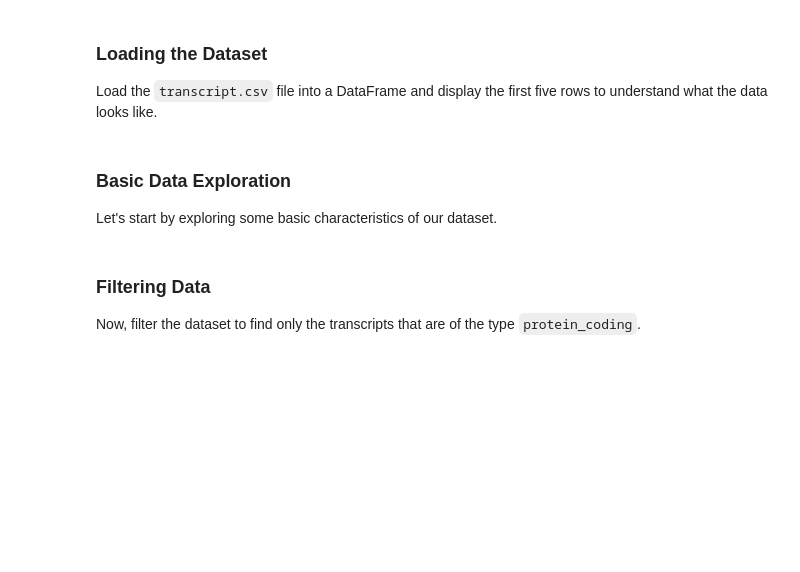
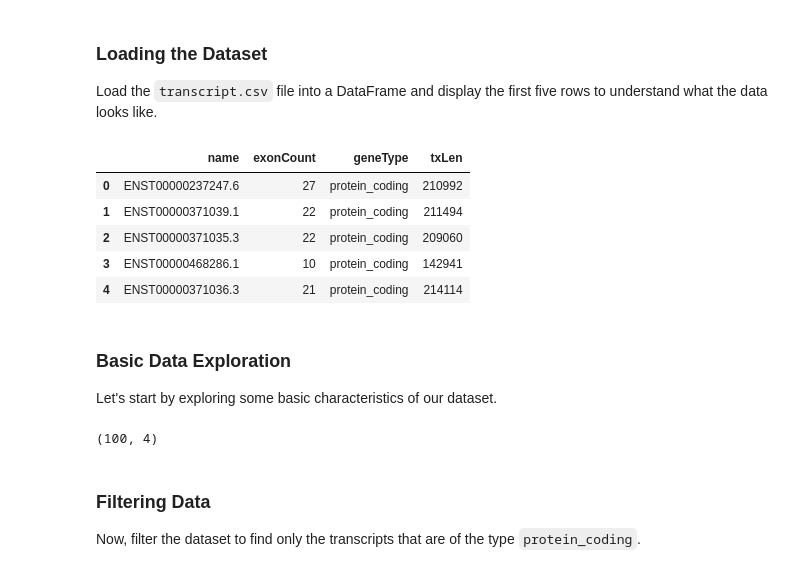
Before and after one commit to UH-MBBE/lecture-5-introduction-to-pandas-garrettroell2, a Jupyter notebook: L5_Activity.ipynb, the cells around one changed output. Drawn from its saved outputs; the diff is of its cells as text; code cells hidden in the pictures; blank space fills up the shorter version.

```diff
--- a/L5_Activity.ipynb
+++ b/L5_Activity.ipynb
@@ -8,14 +9,27 @@ In this activity, we will apply what we've learned about pandas to explore a dat
 Load the `transcript.csv` file into a DataFrame and display the first five rows to understand what the data looks like.
 # %%
 # Load the transcript.csv file into a DataFrame
+transcript_df = pd.read_csv('transcript.csv')
 
 
 # Display the first five rows of the DataFrame
+transcript_df.head()
+# %% [output]
+|  | name | exonCount | geneType | txLen |
+| 0 | ENST00000237247.6 | 27 | protein_coding | 210992 |
+| 1 | ENST00000371039.1 | 22 | protein_coding | 211494 |
+| 2 | ENST00000371035.3 | 22 | protein_coding | 209060 |
+| 3 | ENST00000468286.1 | 10 | protein_coding | 142941 |
+| 4 | ENST00000371036.3 | 21 | protein_coding | 214114 |
 # %% [markdown]
 ### Basic Data Exploration
 Let's start by exploring some basic characteristics of our dataset.
 # %%
 # Print the shape of the DataFrame and save it to 'transcript_shape'
+transcript_df_shape = transcript_df.shape
+transcript_df_shape
+# %% [output]
+(100, 4)
 # %%
 # check the shape
 assert transcript_df_shape == (100, 4)
```
Also changed, not shown: parts of 6 cells of this notebook, 2 other files.
